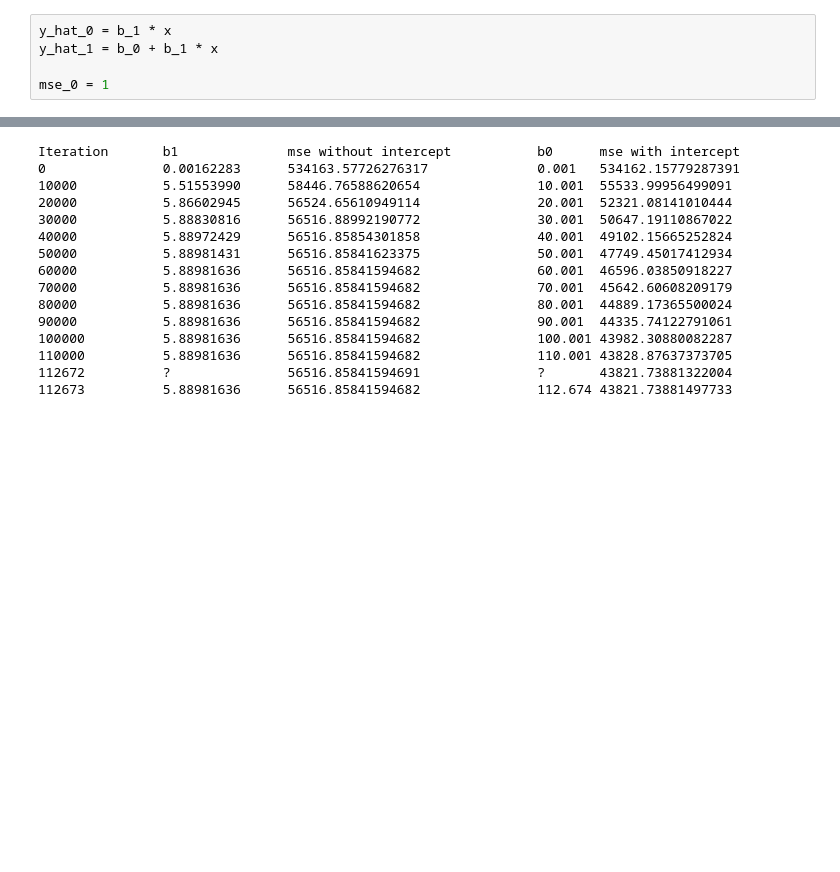
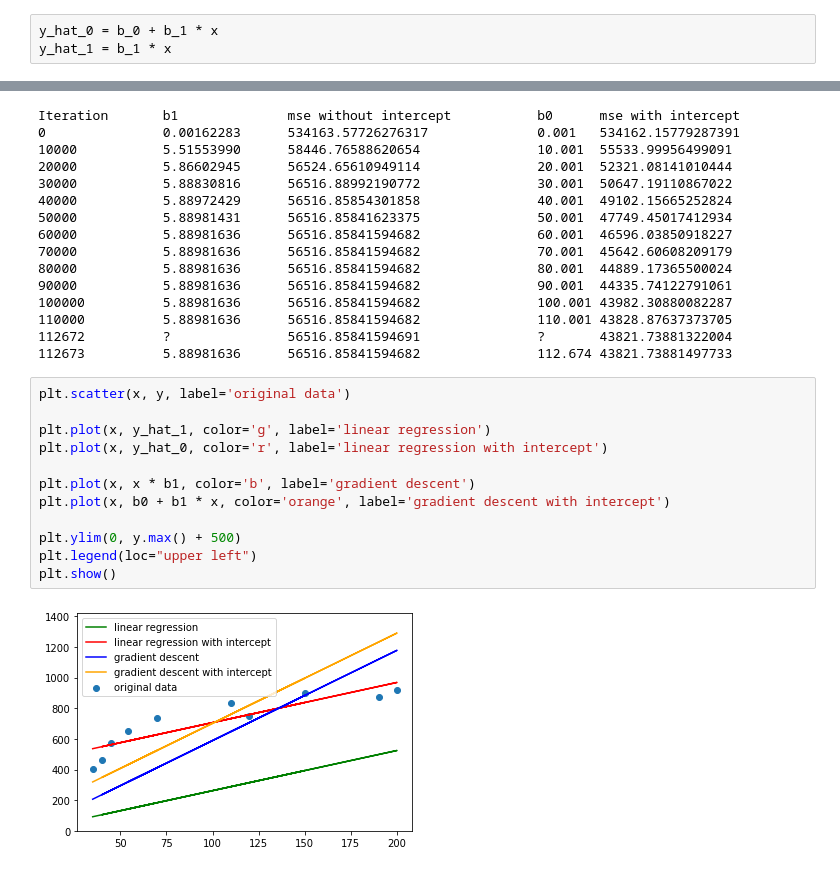
Before and after one commit to AlexanderKonstantinov/mathstat, a Jupyter notebook: lesson 7.ipynb, the cells around one changed output, grey strips where cells are left out. Drawn from its saved outputs; the diff is of its cells as text; blank space fills up the shorter version.

```diff
--- a/lesson 7.ipynb
+++ b/lesson 7.ipynb
@@ -20,9 +20,7 @@ n = x.shape[0]
 b_1 = (n * np.sum(x * y) - x.sum() * y.sum()) / (n * np.sum(x ** 2) - np.sum(x) ** 2)
 b_0 = y.mean() - b_1 * x.mean()
 # %%
-y_hat_0 = b_1 * x
-y_hat_1 = b_0 + b_1 * x
-
-mse_0 = 1
+y_hat_0 = b_0 + b_1 * x
+y_hat_1 = b_1 * x
 # %%
 plt.scatter(x, y, label='original data')
@@ -157,3 +155,17 @@ Iteration       b1              mse without intercept           b0      mse with
 110000          5.88981636      56516.85841594682               110.001 43828.87637373705
 112672          ?               56516.85841594691               ?       43821.73881322004
 112673          5.88981636      56516.85841594682               112.674 43821.73881497733
+# %%
+plt.scatter(x, y, label='original data')
+
+plt.plot(x, y_hat_1, color='g', label='linear regression')
+plt.plot(x, y_hat_0, color='r', label='linear regression with intercept')
+
+plt.plot(x, x * b1, color='b', label='gradient descent')
+plt.plot(x, b0 + b1 * x, color='orange', label='gradient descent with intercept')
+
+plt.ylim(0, y.max() + 500)
+plt.legend(loc="upper left")
+plt.show()
+# %% [output]
+[figure, added]
```
Also changed, not shown: parts of 3 cells of this notebook.
